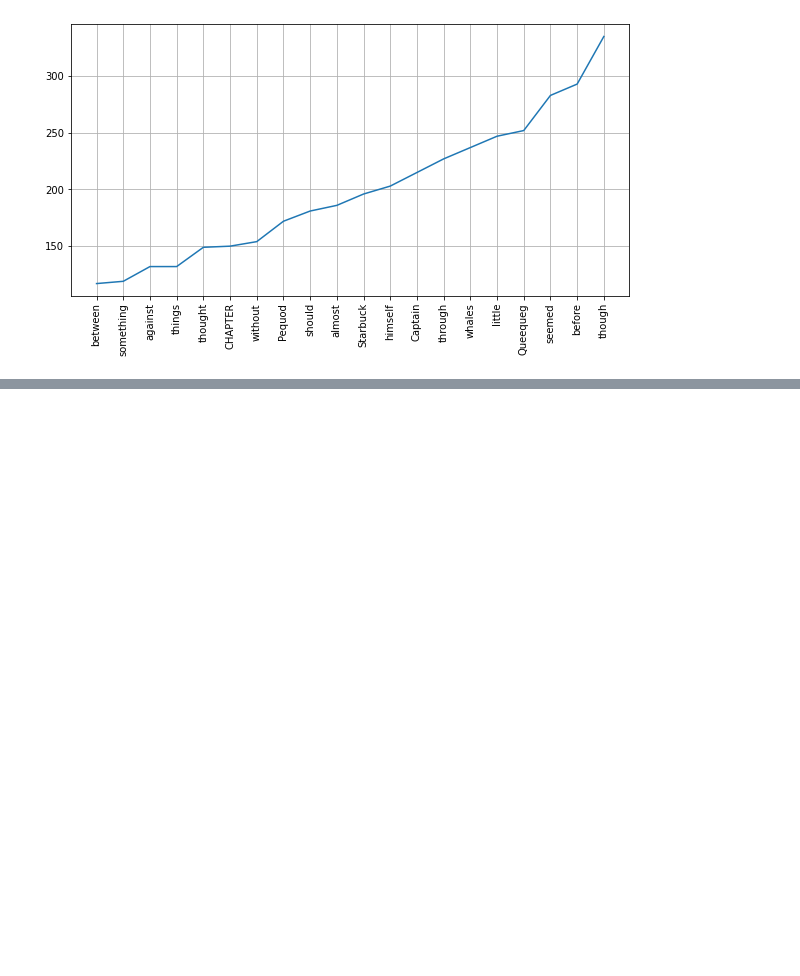
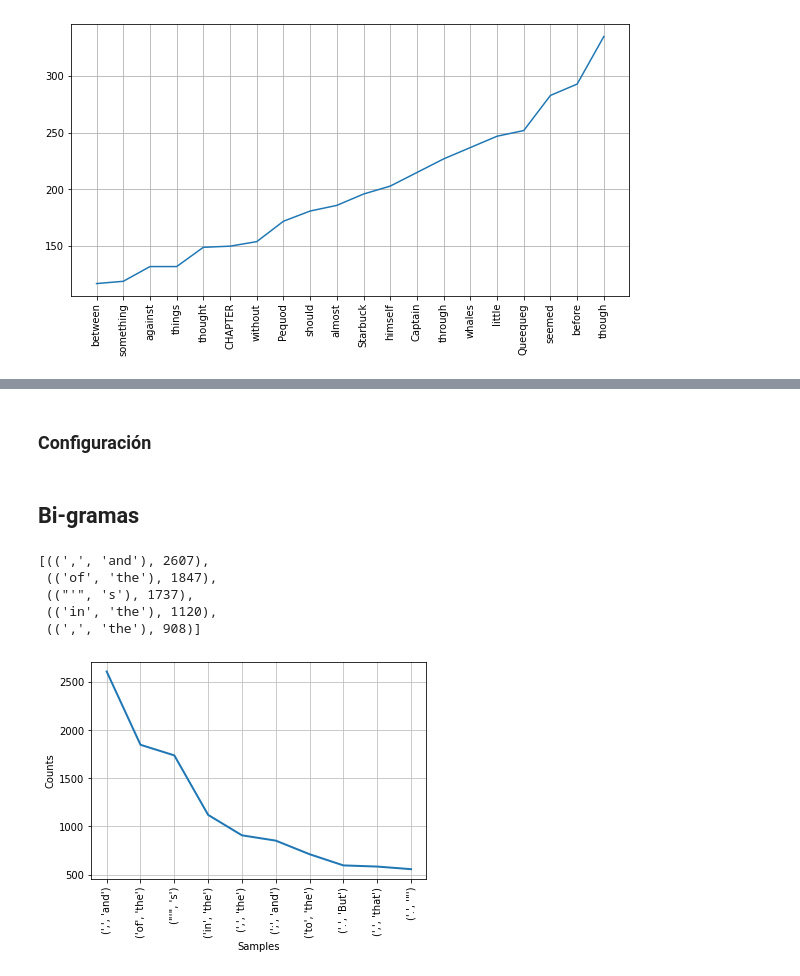
Before and after one commit to HectorFranc/nlp-with-nltk, a Jupyter notebook: 2_EstadisticasEnTextos.ipynb, the cells around one changed output, grey strips where cells are left out. Saved outputs shown, nothing was run; the diff lists cells and outputs as text; code cells hidden in the pictures; blank space fills up the shorter version.

Commit message:
N-gramas

```diff
--- a/2_EstadisticasEnTextos.ipynb
+++ b/2_EstadisticasEnTextos.ipynb
@@ -176,0 +180,2 @@ plt.show()
+# %% [markdown]
+### Configuración
@@ -176,0 +190,17 @@ plt.show()
+# %% [markdown]
+## Bi-gramas
+# %%
+md_bigrams = list(bigrams(text1))
+fdist = FreqDist(md_bigrams)
+# %%
+fdist.most_common(5)
+# %% [output]
+[((',', 'and'), 2607),
+ (('of', 'the'), 1847),
+ (("'", 's'), 1737),
+ (('in', 'the'), 1120),
+ ((',', 'the'), 908)]
+# %%
+fdist.plot(10)
+# %% [output]
+[figure, added]
```
Also changed, not shown: parts of 9 cells of this notebook.
